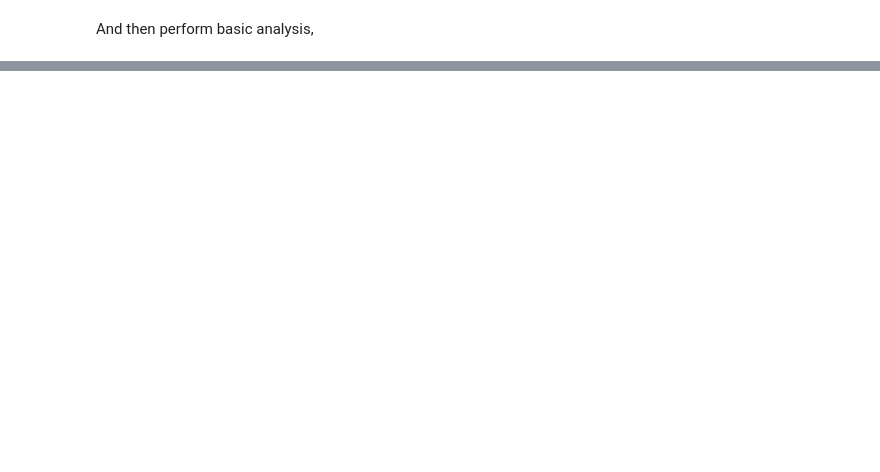
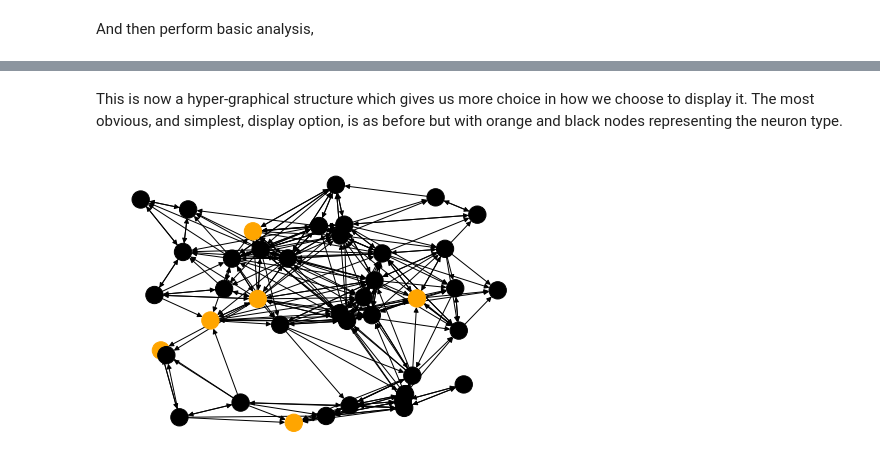
Before and after one commit to rnartallo/randomlygrownnetworks, a Jupyter notebook: HypExtRandNN.ipynb, the cells around one changed output, grey strips where cells are left out. Saved outputs shown, nothing was run; the diff lists cells and outputs as text; code cells hidden in the pictures; blank space fills up the shorter version.

```diff
--- a/HypExtRandNN.ipynb
+++ b/HypExtRandNN.ipynb
@@ -129,0 +154,11 @@ nmgt.plotDegreeDistribution(G)
+# %% [markdown]
+This is now a hyper-graphical structure which gives us more choice in how we choose to display it. The most obvious, and simplest, display option, is as before but with orange and black nodes representing the neuron type.
+# %%
+import EIgraphtools as EIgt
+
+#This function produces a nx graph and a colour mapping
+colourGraph = EIgt.makeColourHyperGraph(EINetwork)
+#This function displays said graph
+EIgt.plotColourGraph(colourGraph[0],colourGraph[1])
+# %% [output]
+[figure, added]
```
Also changed, not shown: parts of 19 cells of this notebook, 2 other files.
